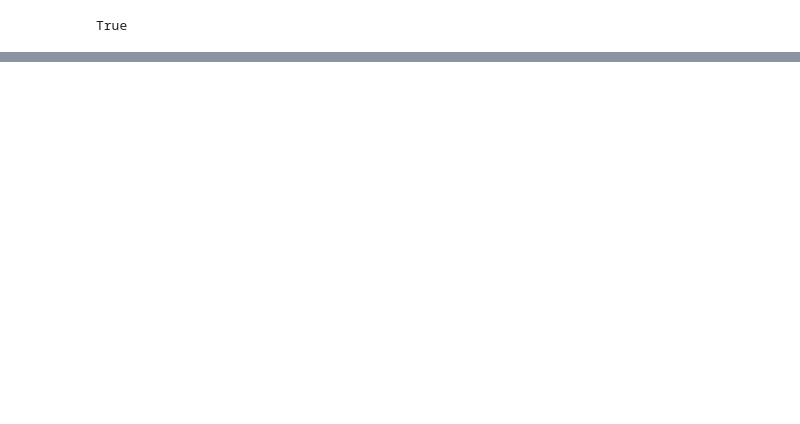
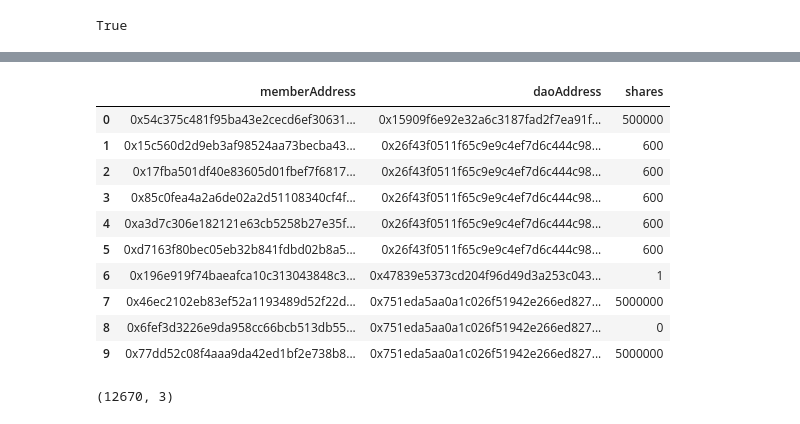
Before and after one commit to Grasia/semantic-web3-dao, a Jupyter notebook: knowledge_graph/KnowledgeGraph-Web3-DAO.ipynb, the cells around one changed output, grey strips where cells are left out. Saved outputs shown, nothing was run; the diff lists cells and outputs as text; code cells hidden in the pictures; blank space fills up the shorter version.

```diff
--- a/knowledge_graph/KnowledgeGraph-Web3-DAO.ipynb
+++ b/knowledge_graph/KnowledgeGraph-Web3-DAO.ipynb
@@ -1839,0 +1879,19 @@ True
+# %%
+member_daos_instances_df = active_members_df[["memberAddress", "daoAddress", "shares"]]
+member_daos_instances_df.head(10)
+# %% [output]
+|  | memberAddress | daoAddress | shares |
+| 0 | 0x54c375c481f95ba43e2cecd6ef30631... | 0x15909f6e92e32a6c3187fad2f7ea91f... | 500000 |
+| 1 | 0x15c560d2d9eb3af98524aa73becba43... | 0x26f43f0511f65c9e9c4ef7d6c444c98... | 600 |
+| 2 | 0x17fba501df40e83605d01fbef7f6817... | 0x26f43f0511f65c9e9c4ef7d6c444c98... | 600 |
+| 3 | 0x85c0fea4a2a6de02a2d51108340cf4f... | 0x26f43f0511f65c9e9c4ef7d6c444c98... | 600 |
+| 4 | 0xa3d7c306e182121e63cb5258b27e35f... | 0x26f43f0511f65c9e9c4ef7d6c444c98... | 600 |
+| 5 | 0xd7163f80bec05eb32b841fdbd02b8a5... | 0x26f43f0511f65c9e9c4ef7d6c444c98... | 600 |
+| 6 | 0x196e919f74baeafca10c313043848c3... | 0x47839e5373cd204f96d49d3a253c043... | 1 |
+| 7 | 0x46ec2102eb83ef52a1193489d52f22d... | 0x751eda5aa0a1c026f51942e266ed827... | 5000000 |
+| 8 | 0x6fef3d3226e9da958cc66bcb513db55... | 0x751eda5aa0a1c026f51942e266ed827... | 0 |
+| 9 | 0x77dd52c08f4aaa9da42ed1bf2e738b8... | 0x751eda5aa0a1c026f51942e266ed827... | 5000000 |
+# %%
+member_daos_instances_df.shape
+# %% [output]
+(12670, 3)
```
Also changed, not shown: parts of 21 cells of this notebook, 2 other files.
